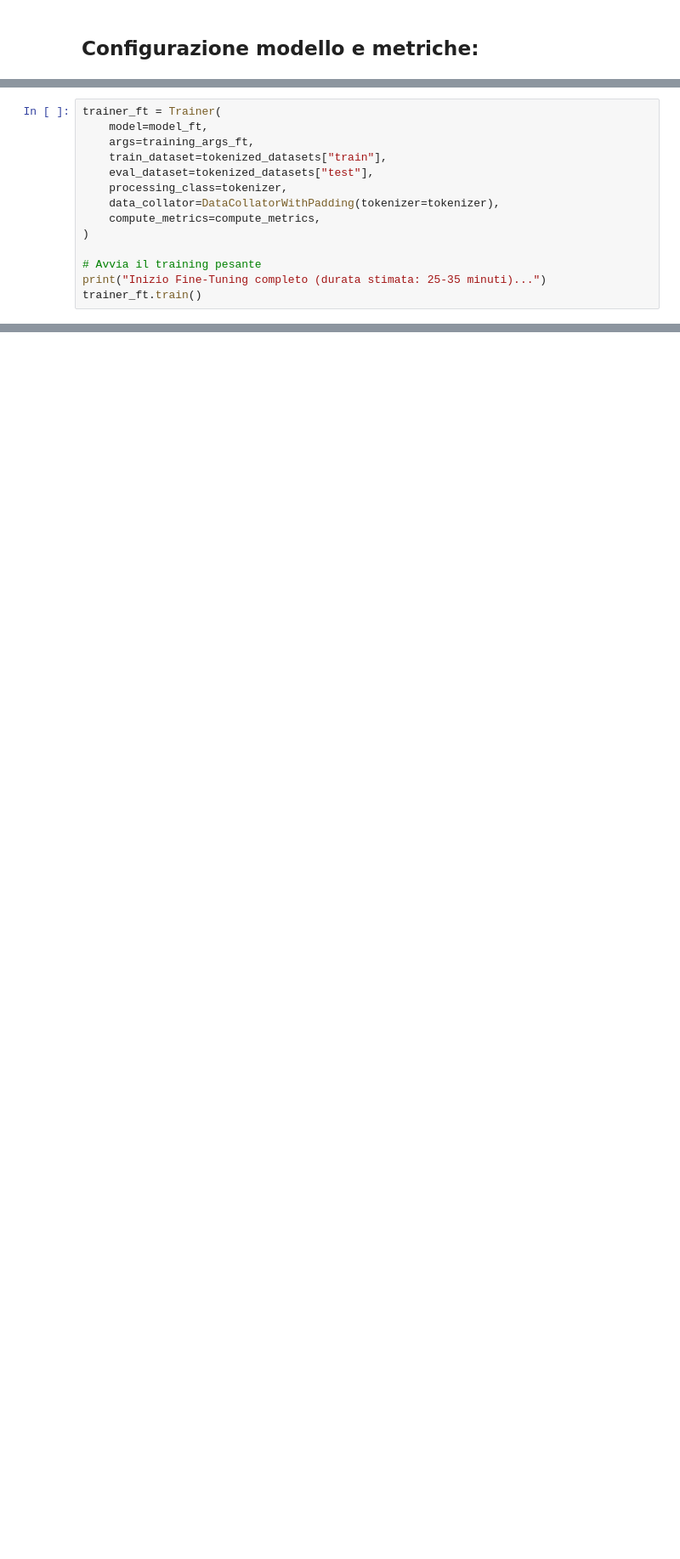
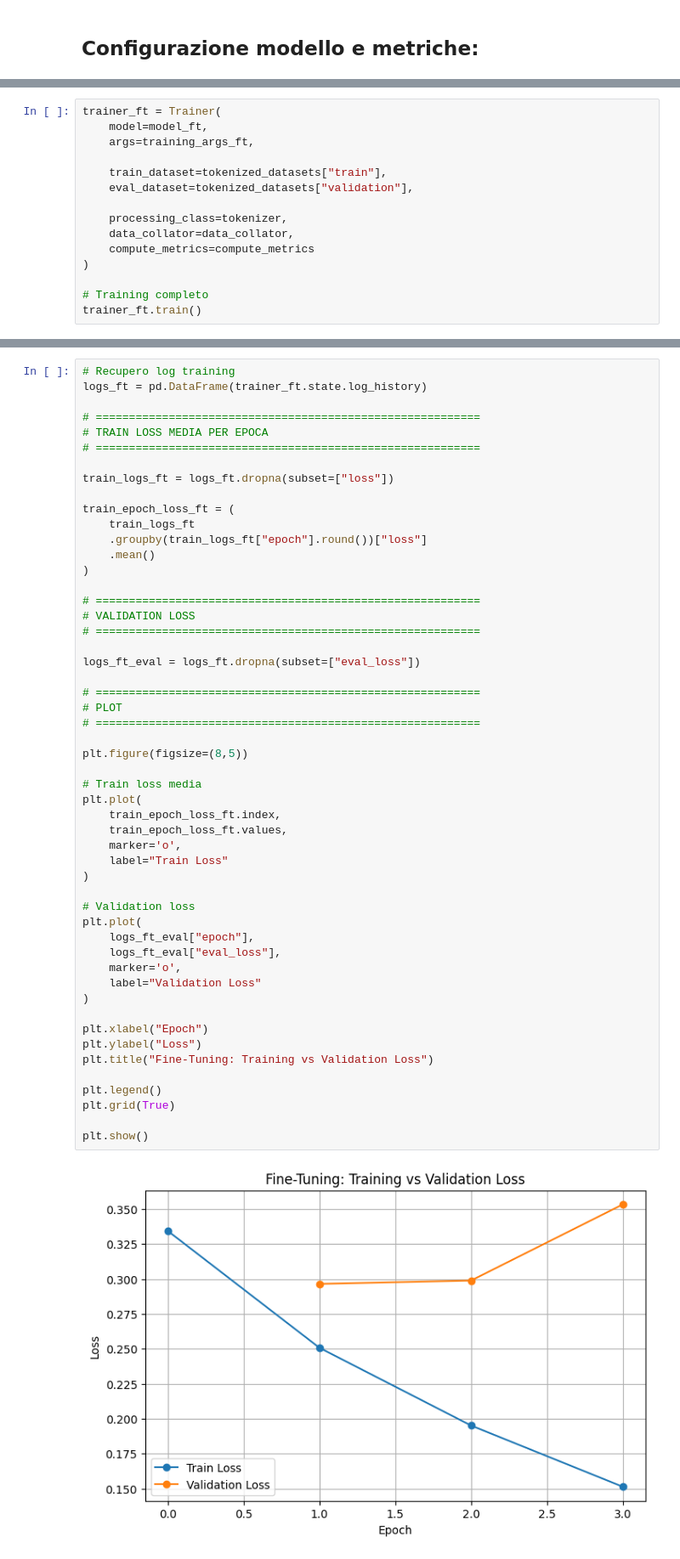
Before and after one commit to Angel136-hub/ProgettoData_Web, a Jupyter notebook: notebooks/Fine_Tuning_Modello.ipynb, the cells around one changed output, grey strips where cells are left out. Shown at 85% size. Saved outputs shown, nothing was run; the diff lists cells and outputs as text; blank space fills up the shorter version.

```diff
--- a/notebooks/Fine_Tuning_Modello.ipynb
+++ b/notebooks/Fine_Tuning_Modello.ipynb
@@ -171,14 +306,15 @@ training_args_ft = TrainingArguments(
 trainer_ft = Trainer(
     model=model_ft,
     args=training_args_ft,
+
     train_dataset=tokenized_datasets["train"],
-    eval_dataset=tokenized_datasets["test"],
+    eval_dataset=tokenized_datasets["validation"],
+
     processing_class=tokenizer,
-    data_collator=DataCollatorWithPadding(tokenizer=tokenizer),
-    compute_metrics=compute_metrics,
+    data_collator=data_collator,
+    compute_metrics=compute_metrics
 )
 
-# Avvia il training pesante
-print("Inizio Fine-Tuning completo (durata stimata: 25-35 minuti)...")
+# Training completo
 trainer_ft.train()
 # %% [output]
@@ -195,0 +331,54 @@ Il miglioramento è notevole, riteniamo opportuno utilizzare questo modello
+# %%
+# Recupero log training
+logs_ft = pd.DataFrame(trainer_ft.state.log_history)
+
+# ==========================================================
+# TRAIN LOSS MEDIA PER EPOCA
+# ==========================================================
+
+train_logs_ft = logs_ft.dropna(subset=["loss"])
+
+train_epoch_loss_ft = (
+    train_logs_ft
+    .groupby(train_logs_ft["epoch"].round())["loss"]
+    .mean()
+)
+
+# ==========================================================
+# VALIDATION LOSS
+# ==========================================================
+
+logs_ft_eval = logs_ft.dropna(subset=["eval_loss"])
+
+# ==========================================================
+# PLOT
+# ==========================================================
+
+plt.figure(figsize=(8,5))
+
+# Train loss media
+plt.plot(
+    train_epoch_loss_ft.index,
+    train_epoch_loss_ft.values,
+    marker='o',
+    label="Train Loss"
+)
+
+# Validation loss
+plt.plot(
+    logs_ft_eval["epoch"],
+    logs_ft_eval["eval_loss"],
+    marker='o',
+    label="Validation Loss"
+)
+
+plt.xlabel("Epoch")
+plt.ylabel("Loss")
+plt.title("Fine-Tuning: Training vs Validation Loss")
+
+plt.legend()
+plt.grid(True)
+
+plt.show()
+# %% [output]
+[figure, added]
```
Also changed, not shown: parts of 25 cells of this notebook, 17 other files.
